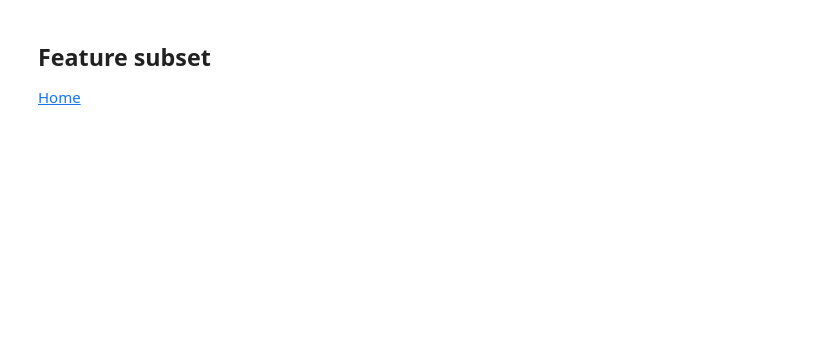
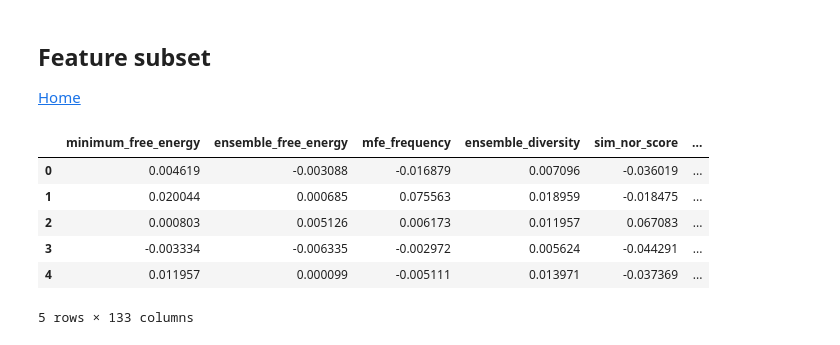
Before and after one commit to kundajelab/PREUSS, a Jupyter notebook: xgboost_with_shap/notebooks/ALL_COMPUTATIONAL_SUBSTRATES_XGBOOST_WITH_TREESHAP.ipynb, the cells around one changed output. Saved outputs shown, nothing was run; the diff lists cells and outputs as text; code cells hidden in the pictures; blank space fills up the shorter version.

```diff
--- a/xgboost_with_shap/notebooks/ALL_COMPUTATIONAL_SUBSTRATES_XGBOOST_WITH_TREESHAP.ipynb
+++ b/xgboost_with_shap/notebooks/ALL_COMPUTATIONAL_SUBSTRATES_XGBOOST_WITH_TREESHAP.ipynb
@@ -721,5 +733,15 @@ iplot([trace],show_link=False)
 <a href=#outline>Home</a>
 # %%
 shap_values=pd.DataFrame(shap_values,columns=Cols)
+# %%
+shap_values.head()
+# %% [output]
+|  | minimum_free_energy | ensemble_free_energy | mfe_frequency | ensemble_diversity | sim_nor_score | ... |
+| 0 | 0.004619 | -0.003088 | -0.016879 | 0.007096 | -0.036019 | ... |
+| 1 | 0.020044 | 0.000685 | 0.075563 | 0.018959 | -0.018475 | ... |
+| 2 | 0.000803 | 0.005126 | 0.006173 | 0.011957 | 0.067083 | ... |
+| 3 | -0.003334 | -0.006335 | -0.002972 | 0.005624 | -0.044291 | ... |
+| 4 | 0.011957 | 0.000099 | -0.005111 | 0.013971 | -0.037369 | ... |
+5 rows × 133 columns
 # %%
 from feature_subsets import *
```
Also changed, not shown: parts of 39 cells of this notebook, 6 other files.
